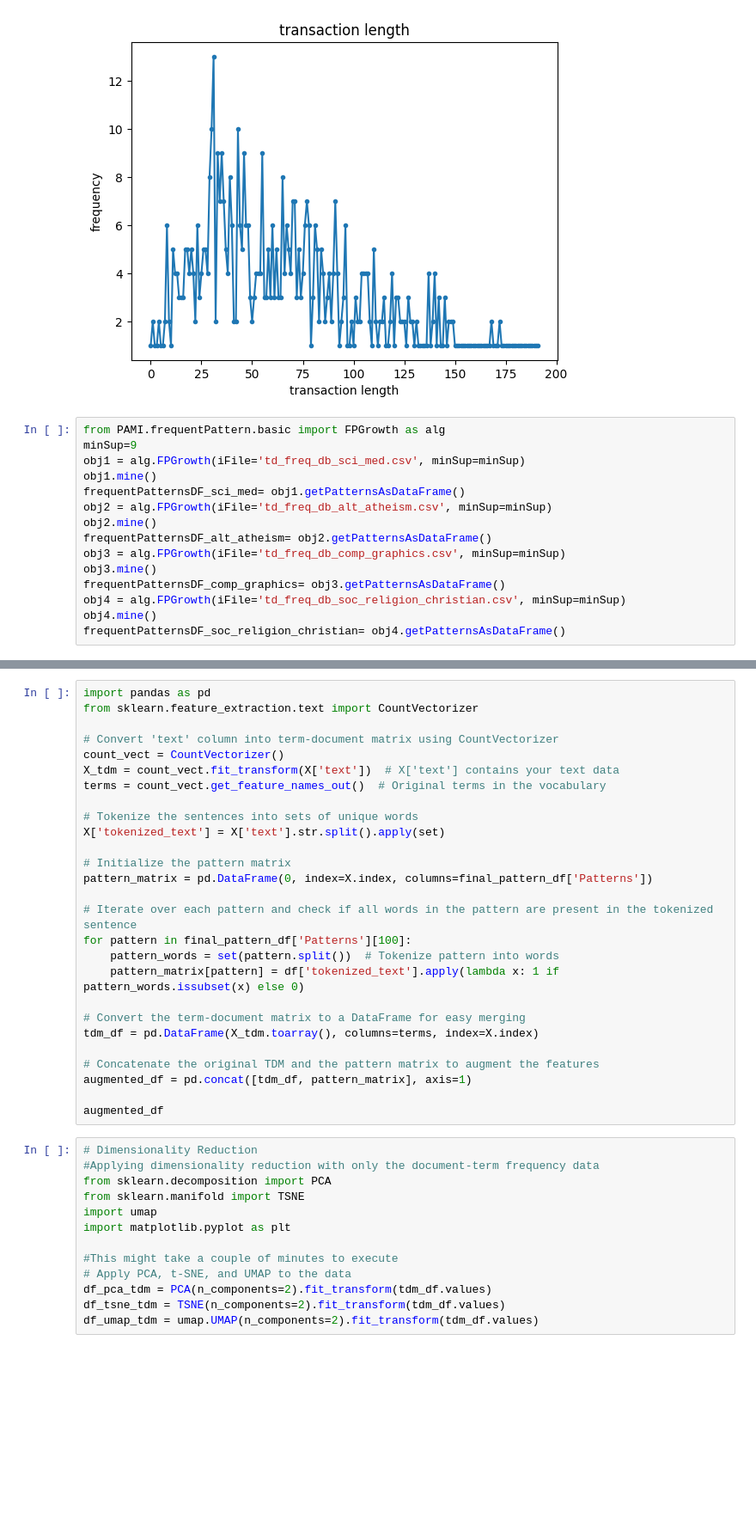
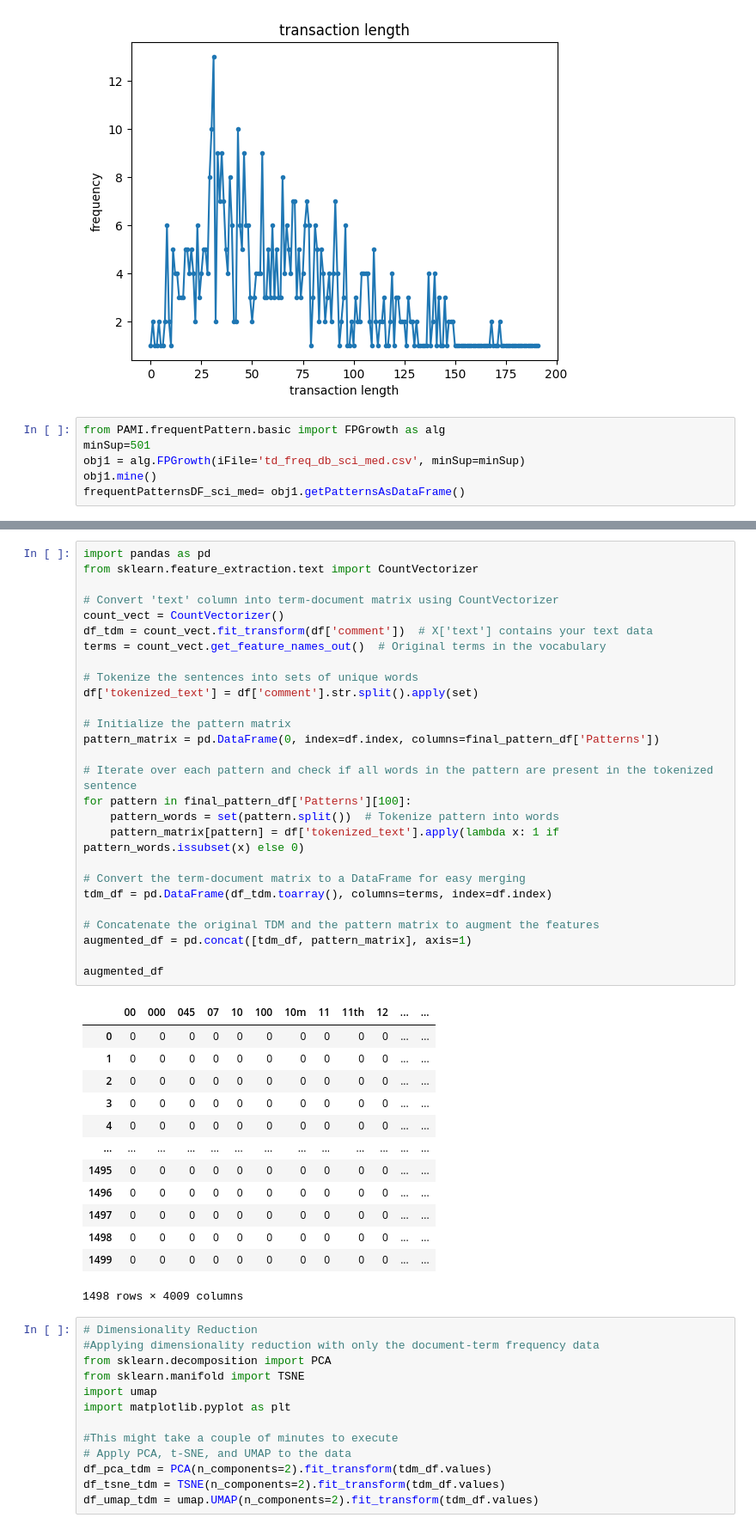
Before and after one commit to dabbie109303501/DM2024-Lab1-Homework, a Jupyter notebook: DM2024-Lab1-Homework.ipynb, the cells around one changed output, grey strips where cells are left out. Shown at 86% size. Cells and saved outputs as stored; diff of their text form; blank space fills up the shorter version.

```diff
--- a/DM2024-Lab1-Homework.ipynb
+++ b/DM2024-Lab1-Homework.ipynb
@@ -417,16 +420,7 @@ Sparsity : 0.9910631774129944
 [figure]
 # %%
 from PAMI.frequentPattern.basic import FPGrowth as alg
-minSup=9
+minSup=501
 obj1 = alg.FPGrowth(iFile='td_freq_db_sci_med.csv', minSup=minSup)
 obj1.mine()
 frequentPatternsDF_sci_med= obj1.getPatternsAsDataFrame()
-obj2 = alg.FPGrowth(iFile='td_freq_db_alt_atheism.csv', minSup=minSup)
-obj2.mine()
-frequentPatternsDF_alt_atheism= obj2.getPatternsAsDataFrame()
-obj3 = alg.FPGrowth(iFile='td_freq_db_comp_graphics.csv', minSup=minSup)
-obj3.mine()
-frequentPatternsDF_comp_graphics= obj3.getPatternsAsDataFrame()
-obj4 = alg.FPGrowth(iFile='td_freq_db_soc_religion_christian.csv', minSup=minSup)
-obj4.mine()
-frequentPatternsDF_soc_religion_christian= obj4.getPatternsAsDataFrame()
@@ -433,30 +503,44 @@ frequentPatternsDF_soc_religion_christian= obj4.getPatternsAsDataFrame()
 # %%
 import pandas as pd
 from sklearn.feature_extraction.text import CountVectorizer
 
 # Convert 'text' column into term-document matrix using CountVectorizer
 count_vect = CountVectorizer()
-X_tdm = count_vect.fit_transform(X['text'])  # X['text'] contains your text data
+df_tdm = count_vect.fit_transform(df['comment'])  # X['text'] contains your text data
 terms = count_vect.get_feature_names_out()  # Original terms in the vocabulary
 
 # Tokenize the sentences into sets of unique words
-X['tokenized_text'] = X['text'].str.split().apply(set)
+df['tokenized_text'] = df['comment'].str.split().apply(set)
 
 # Initialize the pattern matrix
-pattern_matrix = pd.DataFrame(0, index=X.index, columns=final_pattern_df['Patterns'])
+pattern_matrix = pd.DataFrame(0, index=df.index, columns=final_pattern_df['Patterns'])
 
 # Iterate over each pattern and check if all words in the pattern are present in the tokenized sentence
 for pattern in final_pattern_df['Patterns'][100]:
     pattern_words = set(pattern.split())  # Tokenize pattern into words
     pattern_matrix[pattern] = df['tokenized_text'].apply(lambda x: 1 if pattern_words.issubset(x) else 0)
 
 # Convert the term-document matrix to a DataFrame for easy merging
-tdm_df = pd.DataFrame(X_tdm.toarray(), columns=terms, index=X.index)
+tdm_df = pd.DataFrame(df_tdm.toarray(), columns=terms, index=df.index)
 
 # Concatenate the original TDM and the pattern matrix to augment the features
 augmented_df = pd.concat([tdm_df, pattern_matrix], axis=1)
 
 augmented_df
+# %% [output]
+|  | 00 | 000 | 045 | 07 | 10 | 100 | 10m | 11 | 11th | 12 | ... | ... |
+| 0 | 0 | 0 | 0 | 0 | 0 | 0 | 0 | 0 | 0 | 0 | ... | ... |
+| 1 | 0 | 0 | 0 | 0 | 0 | 0 | 0 | 0 | 0 | 0 | ... | ... |
+| 2 | 0 | 0 | 0 | 0 | 0 | 0 | 0 | 0 | 0 | 0 | ... | ... |
+| 3 | 0 | 0 | 0 | 0 | 0 | 0 | 0 | 0 | 0 | 0 | ... | ... |
+| 4 | 0 | 0 | 0 | 0 | 0 | 0 | 0 | 0 | 0 | 0 | ... | ... |
+| ... | ... | ... | ... | ... | ... | ... | ... | ... | ... | ... | ... | ... |
+| 1495 | 0 | 0 | 0 | 0 | 0 | 0 | 0 | 0 | 0 | 0 | ... | ... |
+| 1496 | 0 | 0 | 0 | 0 | 0 | 0 | 0 | 0 | 0 | 0 | ... | ... |
+| 1497 | 0 | 0 | 0 | 0 | 0 | 0 | 0 | 0 | 0 | 0 | ... | ... |
+| 1498 | 0 | 0 | 0 | 0 | 0 | 0 | 0 | 0 | 0 | 0 | ... | ... |
+| 1499 | 0 | 0 | 0 | 0 | 0 | 0 | 0 | 0 | 0 | 0 | ... | ... |
+1498 rows × 4009 columns
 # %%
 # Dimensionality Reduction
 #Applying dimensionality reduction with only the document-term frequency data
```
Also changed, not shown: parts of 13 cells of this notebook.
